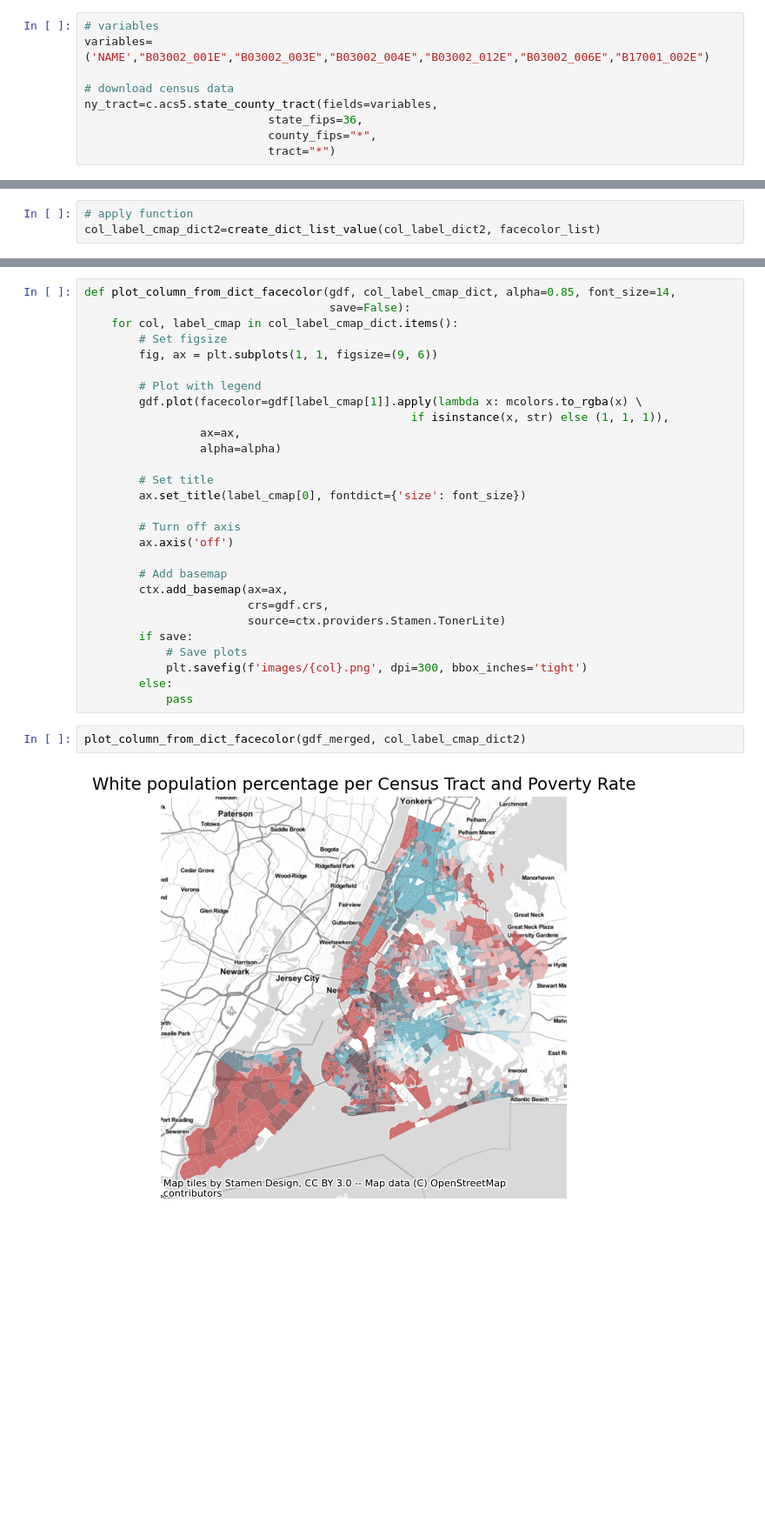
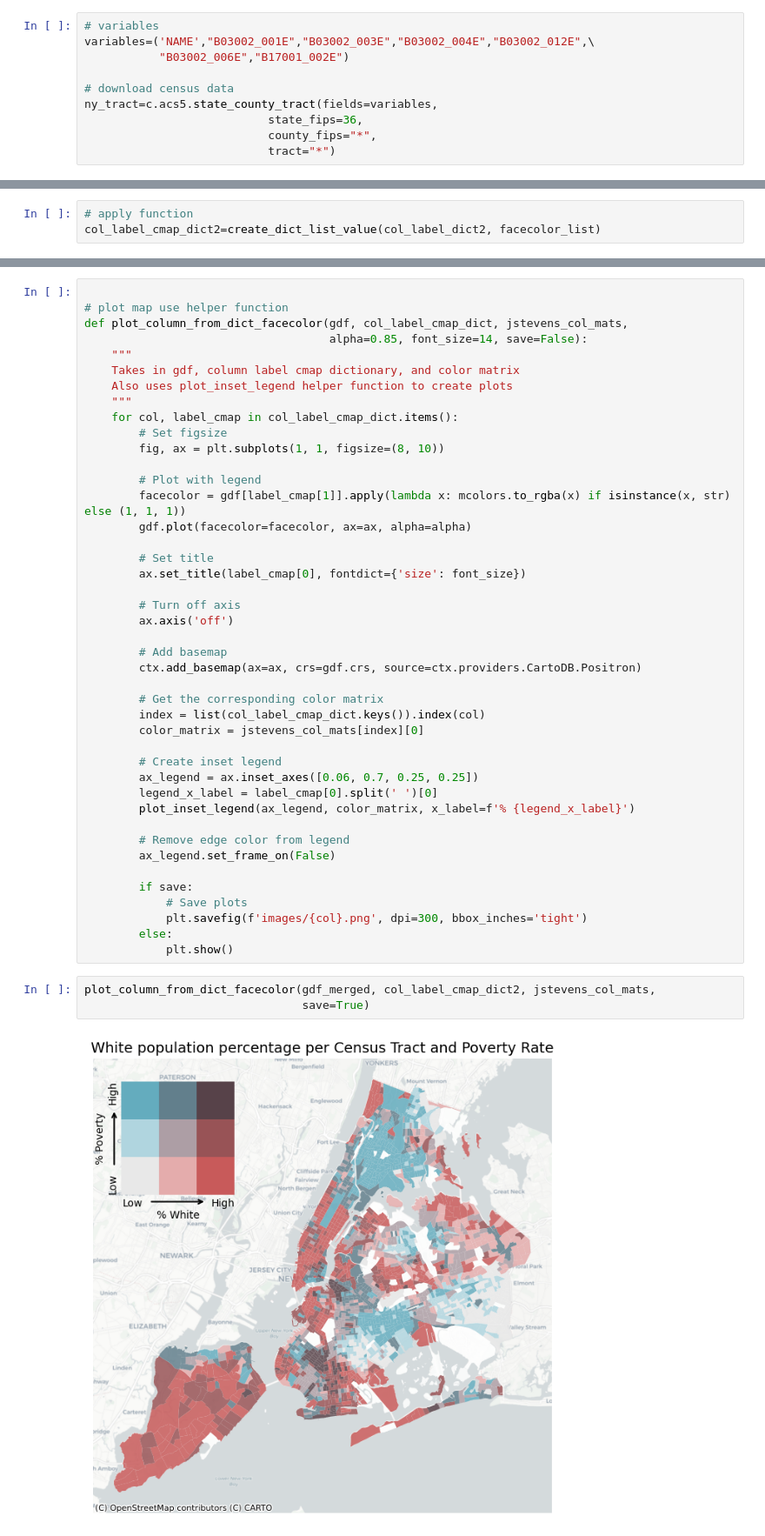
Before and after one commit to justinm0rgan/bivariatechoropleth, a Jupyter notebook: bivarate_choro.ipynb, the cells around one changed output, grey strips where cells are left out. Shown at 87% size. Drawn from its saved outputs; the diff is of its cells as text; blank space fills up the shorter version.

Commit message:
completed code for plotting maps

```diff
--- a/bivarate_choro.ipynb
+++ b/bivarate_choro.ipynb
@@ -31,7 +31,8 @@ First we need to download the data, and next the shapefile.
 ### Download data
 # %%
 # variables
-variables=('NAME',"B03002_001E","B03002_003E","B03002_004E","B03002_012E","B03002_006E","B17001_002E")
+variables=('NAME',"B03002_001E","B03002_003E","B03002_004E","B03002_012E",\
+           "B03002_006E","B17001_002E")
 
 # download census data
 ny_tract=c.acs5.state_county_tract(fields=variables,
@@ -369,15 +420,19 @@ col_label_cmap_dict2=create_dict_list_value(col_label_dict2, facecolor_list)
 # %%
-def plot_column_from_dict_facecolor(gdf, col_label_cmap_dict, alpha=0.85, font_size=14,
-                                    save=False):
+
+# plot map use helper function
+def plot_column_from_dict_facecolor(gdf, col_label_cmap_dict, jstevens_col_mats,
+                                    alpha=0.85, font_size=14, save=False):
+    """
+    Takes in gdf, column label cmap dictionary, and color matrix
+    Also uses plot_inset_legend helper function to create plots
+    """
     for col, label_cmap in col_label_cmap_dict.items():
         # Set figsize
-        fig, ax = plt.subplots(1, 1, figsize=(9, 6))
+        fig, ax = plt.subplots(1, 1, figsize=(8, 10))
 
         # Plot with legend
-        gdf.plot(facecolor=gdf[label_cmap[1]].apply(lambda x: mcolors.to_rgba(x) \
-                                                if isinstance(x, str) else (1, 1, 1)),
-                 ax=ax,
-                 alpha=alpha)
+        facecolor = gdf[label_cmap[1]].apply(lambda x: mcolors.to_rgba(x) if isinstance(x, str) else (1, 1, 1))
+        gdf.plot(facecolor=facecolor, ax=ax, alpha=alpha)
 
         # Set title
         ax.set_title(label_cmap[0], fontdict={'size': font_size})
@@ -386,15 +441,27 @@ def plot_column_from_dict_facecolor(gdf, col_label_cmap_dict, alpha=0.85, font_s
         ax.axis('off')
 
         # Add basemap
-        ctx.add_basemap(ax=ax,
-                        crs=gdf.crs,
-                        source=ctx.providers.Stamen.TonerLite)
+        ctx.add_basemap(ax=ax, crs=gdf.crs, source=ctx.providers.CartoDB.Positron)
+
+        # Get the corresponding color matrix
+        index = list(col_label_cmap_dict.keys()).index(col)
+        color_matrix = jstevens_col_mats[index][0]
+
+        # Create inset legend
+        ax_legend = ax.inset_axes([0.06, 0.7, 0.25, 0.25])
+        legend_x_label = label_cmap[0].split(' ')[0]
+        plot_inset_legend(ax_legend, color_matrix, x_label=f'% {legend_x_label}')
+
+        # Remove edge color from legend
+        ax_legend.set_frame_on(False)
+
         if save:
             # Save plots
             plt.savefig(f'images/{col}.png', dpi=300, bbox_inches='tight')
         else:
-            pass
+            plt.show()
 # %%
-plot_column_from_dict_facecolor(gdf_merged, col_label_cmap_dict2)
+plot_column_from_dict_facecolor(gdf_merged, col_label_cmap_dict2, jstevens_col_mats,
+                                save=True)
 # %% [output]
-[figure, old version]
+[figure, new version]
```
Also changed, not shown: parts of 4 cells of this notebook.
